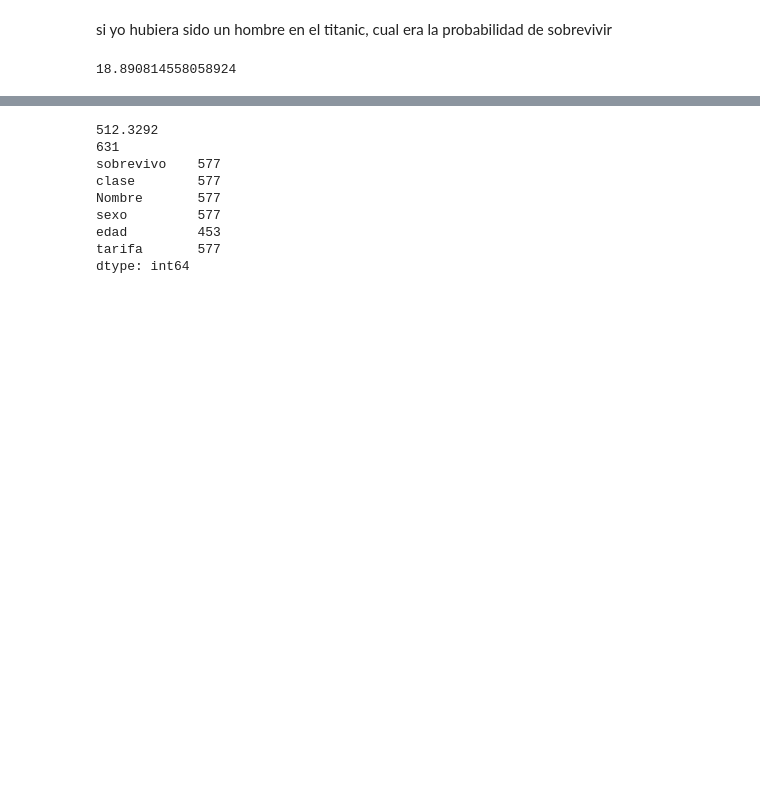
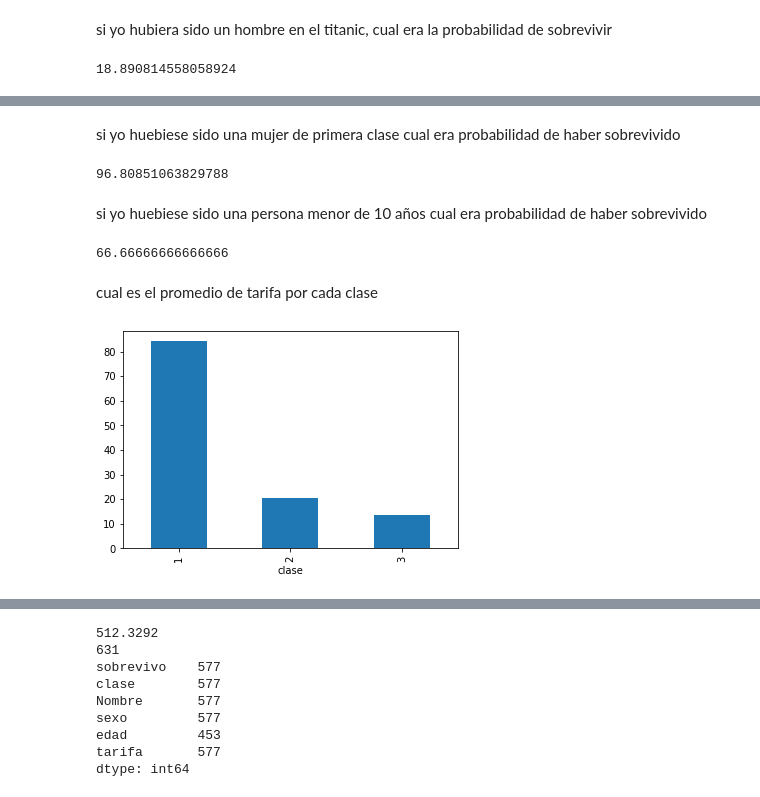
Before and after one commit to ricardoandresnietogomez/ensayo, a Jupyter notebook: Titanic.ipynb, the cells around one changed output, grey strips where cells are left out. Drawn from its saved outputs; the diff is of its cells as text; code cells hidden in the pictures; blank space fills up the shorter version.

```diff
--- a/Titanic.ipynb
+++ b/Titanic.ipynb
@@ -291,0 +301,25 @@ hombres_sobreviven/len(subdata)*100
+# %% [markdown]
+si yo huebiese sido una mujer de primera clase cual era probabilidad de haber sobrevivido
+# %%
+mascara=(data["sexo"]=="female") & (data["clase"]==1)
+subdata=data[mascara]
+sobrevivientes_mujeres=(subdata["sobrevivo"]==1).sum()
+(sobrevivientes_mujeres/len(subdata))*100
+# %% [output]
+96.80851063829788
+# %% [markdown]
+si yo huebiese sido una persona menor de 10 años cual era probabilidad de haber sobrevivido
+# %%
+menor=(data["edad"]<4)
+subdata=data[menor]
+sobrevive_menor=(subdata["sobrevivo"]==1).sum()
+(sobrevive_menor/len(subdata))*100
+# %% [output]
+66.66666666666666
+# %% [markdown]
+cual es el promedio de tarifa por cada clase
+# %%
+data.groupby("clase")["tarifa"].mean().sort_index().plot.bar()
+pyplot.show()
+# %% [output]
+[figure, added]
```
Also changed, not shown: parts of 7 cells of this notebook.
